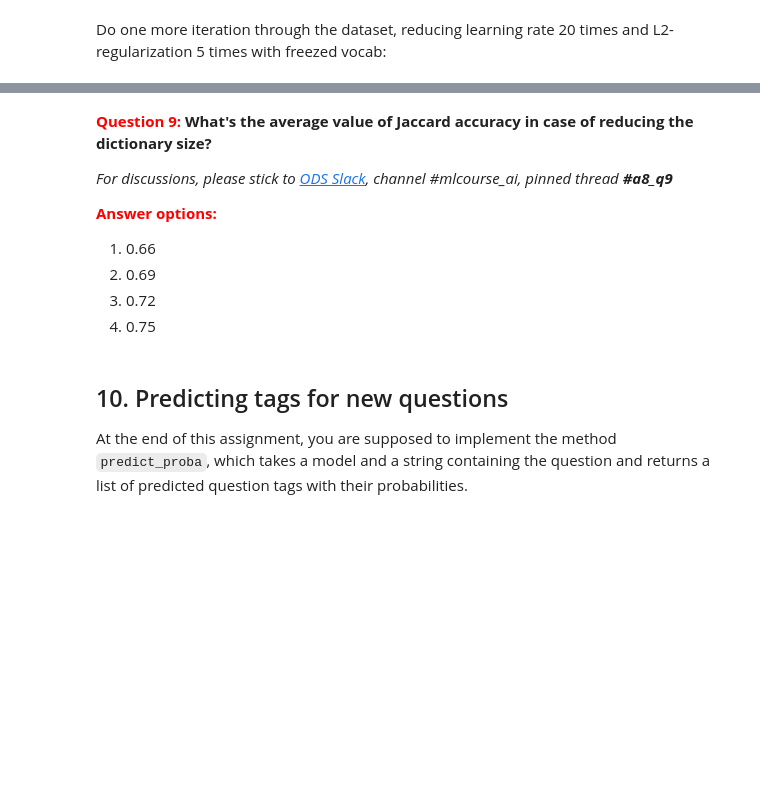
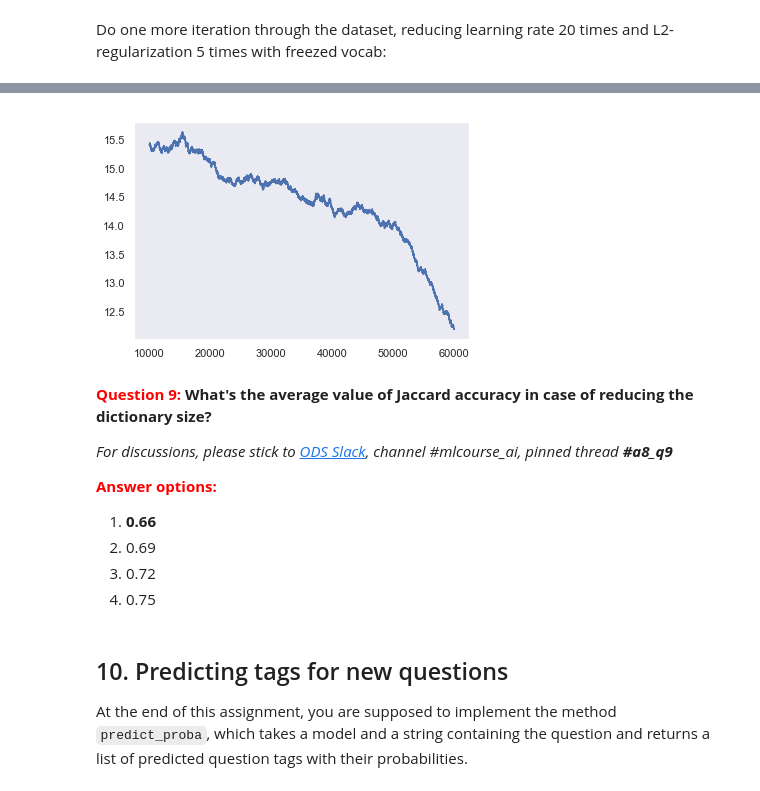
Before and after one commit to Howuhh/mlcourse.ai, a Jupyter notebook: jupyter_english/assignments_fall2018/assignment8_stackoverflow_logistic_regression.ipynb, the cells around one changed output, grey strips where cells are left out. Cells and saved outputs as stored; diff of their text form; code cells hidden in the pictures; blank space fills up the shorter version.

```diff
--- a/jupyter_english/assignments_fall2018/assignment8_stackoverflow_logistic_regression.ipynb
+++ b/jupyter_english/assignments_fall2018/assignment8_stackoverflow_logistic_regression.ipynb
@@ -1004,8 +1151,9 @@ Do one more iteration through the dataset, reducing learning rate 20 times and L
 # %%
 %%time
 # HERE'S YOUR CODE
-# metrics = model.fit_dataframe(df, ...
+metrics_second = model.fit_dataframe(df, learning_rate=0.01, lambda_=0.0002, freeze_vocab=True)
 # HERE'S YOUR CODE
-# accuracy = ...
-print('Mean Jaccard accuracy: {:.2f}'.format(accuracy))
-plot = plt.plot(pd.Series(metrics['loss'][:-10000]).rolling(10000).mean())
+accuracy_second = metrics_second["Jaccard"].mean()
+print('Mean Jaccard accuracy: {:.2f}'.format(accuracy_second))
+plot = plt.plot(pd.Series(metrics_second['loss'][:-10000]).rolling(10000).mean())
+# %% [output]
@@ -1012,10 +1164,11 @@ plot = plt.plot(pd.Series(metrics['loss'][:-10000]).rolling(10000).mean())
+[figure, added]
 # %% [markdown]
 **<font color="red">Question 9:</font> What's the average value of Jaccard accuracy in case of reducing the dictionary size?**
 
 *For discussions, please stick to [ODS Slack](https://opendatascience.slack.com/), channel #mlcourse_ai, pinned thread __#a8_q9__*
 
 **<font color="red">Answer options:</font>**
-1. 0.66
+1. **0.66**
 2. 0.69
 3. 0.72
 4. 0.75
```
Also changed, not shown: parts of 10 cells of this notebook, 25 other files.
